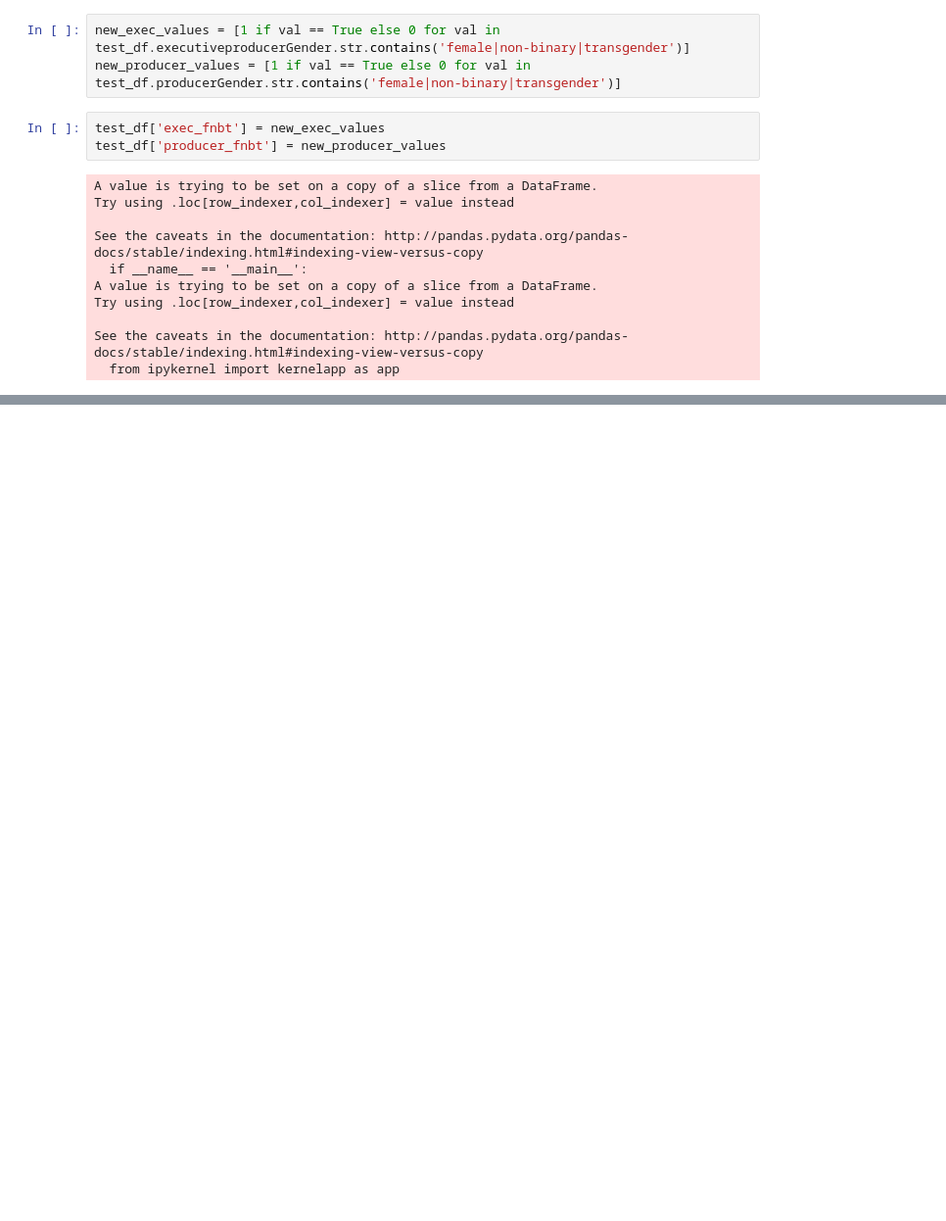
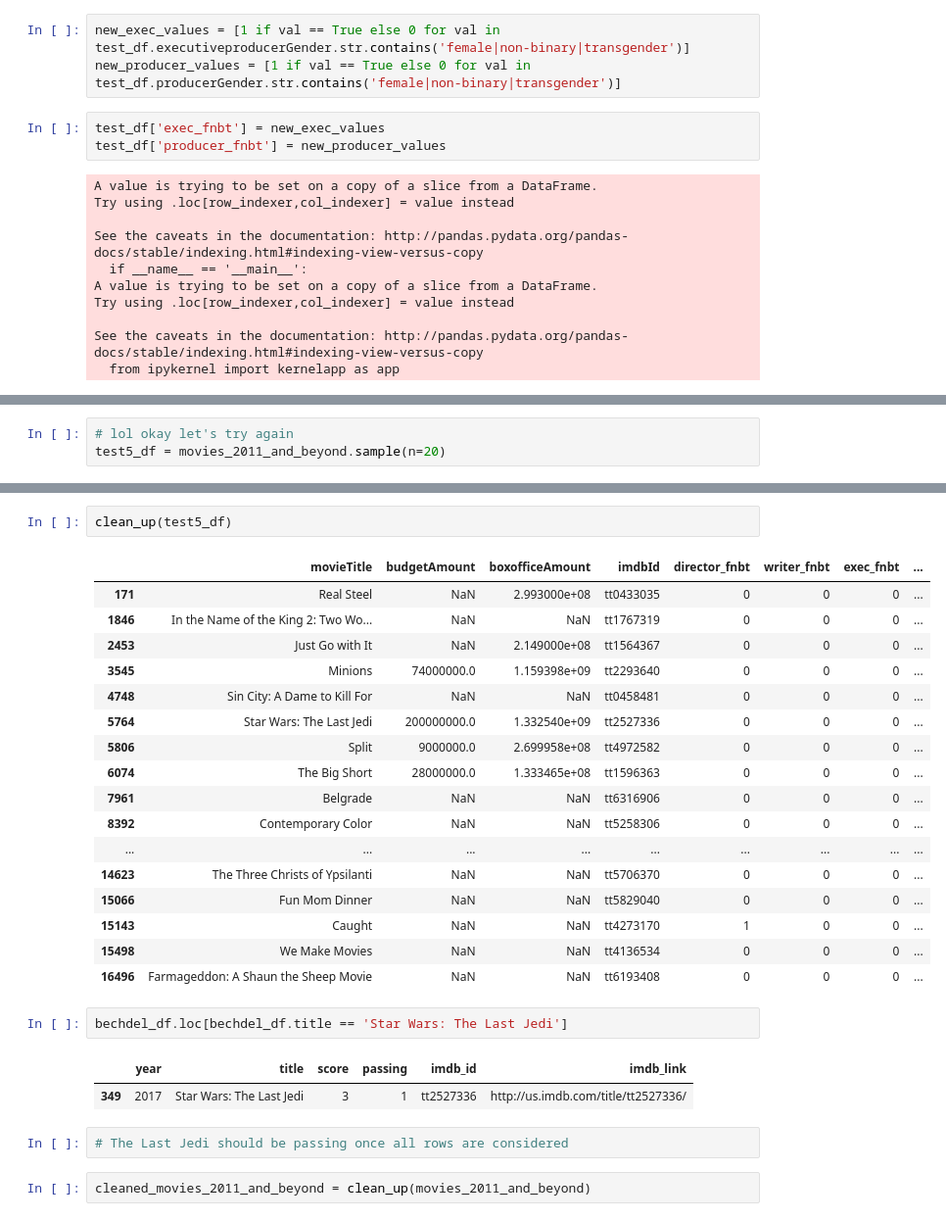
Before and after one commit to MagicMilly/women-in-film-analysis-dashboard, a Jupyter notebook: more_data_munging.ipynb, the cells around one changed output, grey strips where cells are left out. Shown at 98% size. Cells and saved outputs as stored; diff of their text form; blank space fills up the shorter version.

```diff
--- a/more_data_munging.ipynb
+++ b/more_data_munging.ipynb
@@ -587,0 +812,3 @@ overall_values = [1 if val == True else 0 for val in test_df.screenwriterGender.
+# %%
+# lol okay let's try again
+test5_df = movies_2011_and_beyond.sample(n=20)
@@ -587,0 +835,29 @@ overall_values = [1 if val == True else 0 for val in test_df.screenwriterGender.
+# %%
+clean_up(test5_df)
+# %% [output]
+|  | movieTitle | budgetAmount | boxofficeAmount | imdbId | director_fnbt | writer_fnbt | exec_fnbt | ... |
+| 171 | Real Steel | NaN | 2.993000e+08 | tt0433035 | 0 | 0 | 0 | ... |
+| 1846 | In the Name of the King 2: Two Wo... | NaN | NaN | tt1767319 | 0 | 0 | 0 | ... |
+| 2453 | Just Go with It | NaN | 2.149000e+08 | tt1564367 | 0 | 0 | 0 | ... |
+| 3545 | Minions | 74000000.0 | 1.159398e+09 | tt2293640 | 0 | 0 | 0 | ... |
+| 4748 | Sin City: A Dame to Kill For | NaN | NaN | tt0458481 | 0 | 0 | 0 | ... |
+| 5764 | Star Wars: The Last Jedi | 200000000.0 | 1.332540e+09 | tt2527336 | 0 | 0 | 0 | ... |
+| 5806 | Split | 9000000.0 | 2.699958e+08 | tt4972582 | 0 | 0 | 0 | ... |
+| 6074 | The Big Short | 28000000.0 | 1.333465e+08 | tt1596363 | 0 | 0 | 0 | ... |
+| 7961 | Belgrade | NaN | NaN | tt6316906 | 0 | 0 | 0 | ... |
+| 8392 | Contemporary Color | NaN | NaN | tt5258306 | 0 | 0 | 0 | ... |
+| ... | ... | ... | ... | ... | ... | ... | ... | ... |
+| 14623 | The Three Christs of Ypsilanti | NaN | NaN | tt5706370 | 0 | 0 | 0 | ... |
+| 15066 | Fun Mom Dinner | NaN | NaN | tt5829040 | 0 | 0 | 0 | ... |
+| 15143 | Caught | NaN | NaN | tt4273170 | 1 | 0 | 0 | ... |
+| 15498 | We Make Movies | NaN | NaN | tt4136534 | 0 | 0 | 0 | ... |
+| 16496 | Farmageddon: A Shaun the Sheep Movie | NaN | NaN | tt6193408 | 0 | 0 | 0 | ... |
+# %%
+bechdel_df.loc[bechdel_df.title == 'Star Wars: The Last Jedi']
+# %% [output]
+|  | year | title | score | passing | imdb_id | imdb_link |
+| 349 | 2017 | Star Wars: The Last Jedi | 3 | 1 | tt2527336 | http://us.imdb.com/title/tt2527336/ |
+# %%
+# The Last Jedi should be passing once all rows are considered
+# %%
+cleaned_movies_2011_and_beyond = clean_up(movies_2011_and_beyond)
```
Also changed, not shown: parts of 26 cells of this notebook.
